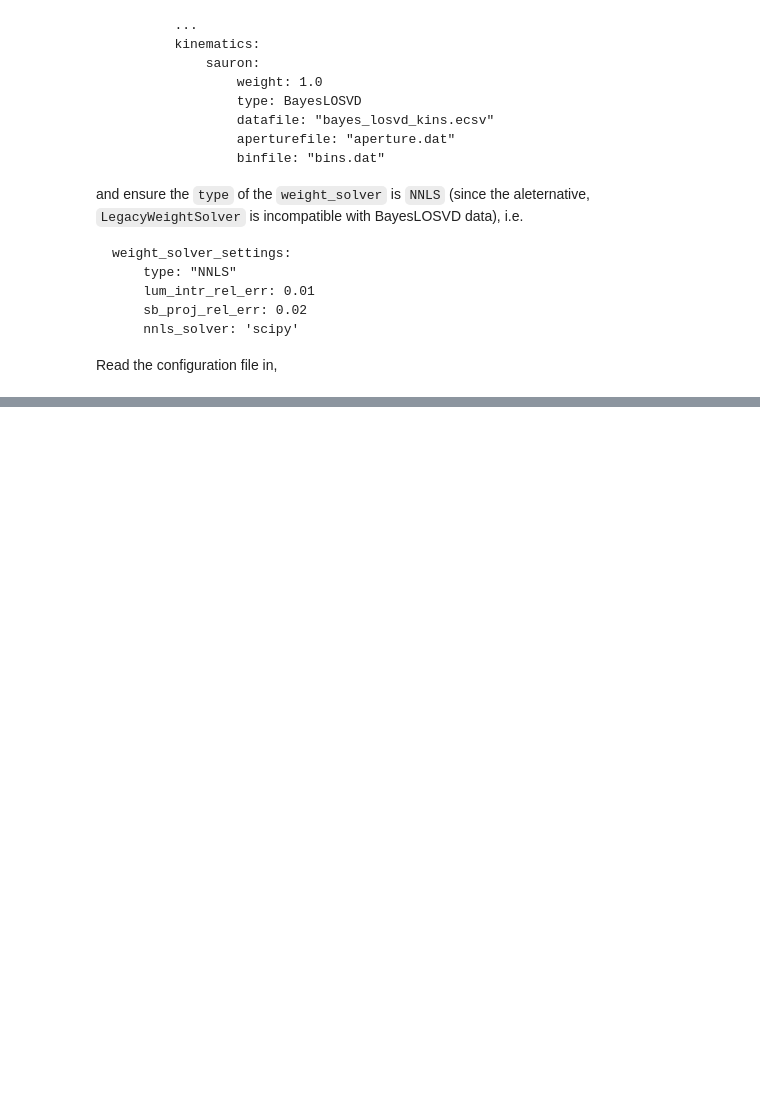
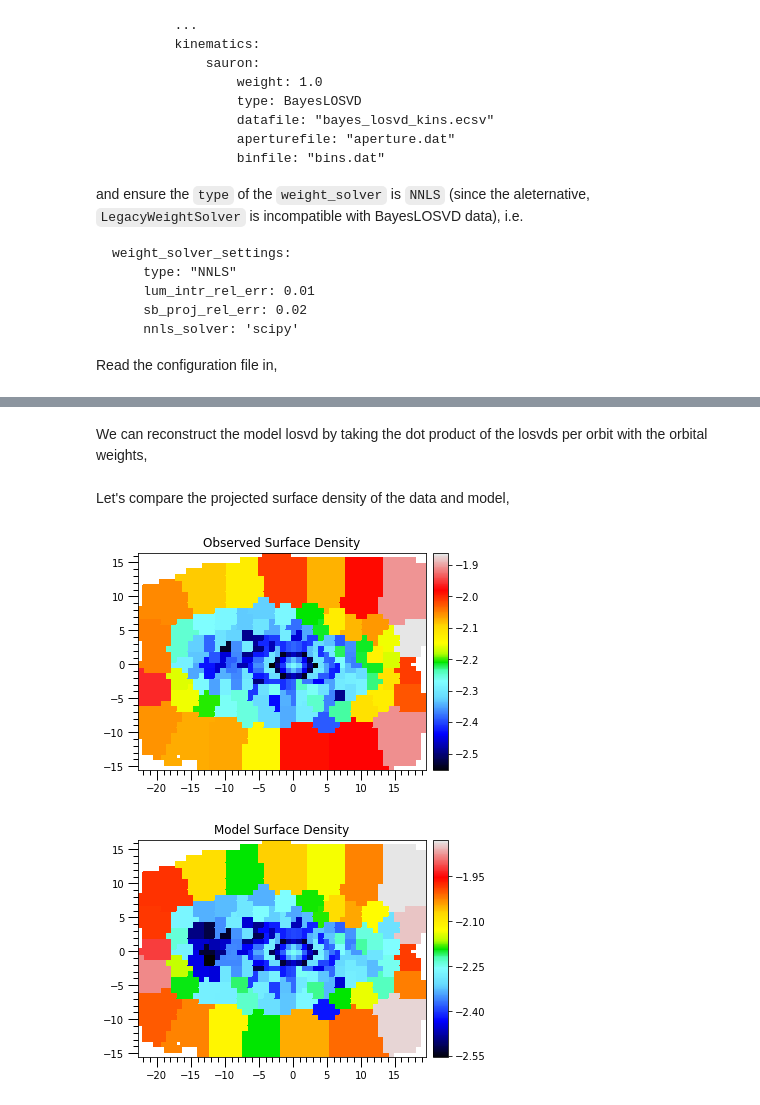
Before and after one commit to dynamics-of-stellar-systems/dynamite, a Jupyter notebook: docs/tutorial_notebooks/BayesLOSVD_and_DYNAMITE.ipynb, the cells around one changed output, grey strips where cells are left out. Cells and saved outputs as stored; diff of their text form; code cells hidden in the pictures; blank space fills up the shorter version.

```diff
--- a/docs/tutorial_notebooks/BayesLOSVD_and_DYNAMITE.ipynb
+++ b/docs/tutorial_notebooks/BayesLOSVD_and_DYNAMITE.ipynb
@@ -388,0 +422,6 @@ c.get_2n_obs()
+# %%
+row_min_chi2 = idx_min_chi2[0][0]
+mod_min_chi2 = c.all_models.get_model_from_row(row_min_chi2)
+orblib = mod_min_chi2.get_orblib()
+weight_solver = mod_min_chi2.get_weights(orblib)
+weights, chi2, kinchi2 = weight_solver.solve(orblib)
@@ -388,0 +433,27 @@ c.get_2n_obs()
+# %% [markdown]
+We can reconstruct the model losvd by taking the dot product of the losvds per orbit with the orbital weights,
+# %%
+model_losvd = np.dot(orblib.losvd_histograms[0].y.T, weights).T
+# %% [markdown]
+Let's compare the projected surface density of the data and model,
+# %%
+stars = c.system.get_component_from_name('stars')
+mge = stars.mge_lum
+obs_sd = mge.get_projected_masses_from_file(mod_min_chi2.directory_noml)
+mod_sd = np.sum(model_losvd, 0)
+
+# these are normaslised differently - let's put them on the same scale:
+obs_sd /= np.sum(obs_sd)
+mod_sd /= np.sum(mod_sd)
+
+# plot the surface density maps
+map_plotter(np.log10(obs_sd), cmap='sauron', colorbar=True)
+plt.gca().set_title('Observed Surface Density')
+plt.show()
+
+map_plotter(np.log10(mod_sd), cmap='sauron', colorbar=True)
+plt.gca().set_title('Model Surface Density')
+plt.show()
+# %% [output]
+[figure, added]
+[figure, added]
```
Also changed, not shown: parts of 15 cells of this notebook.
